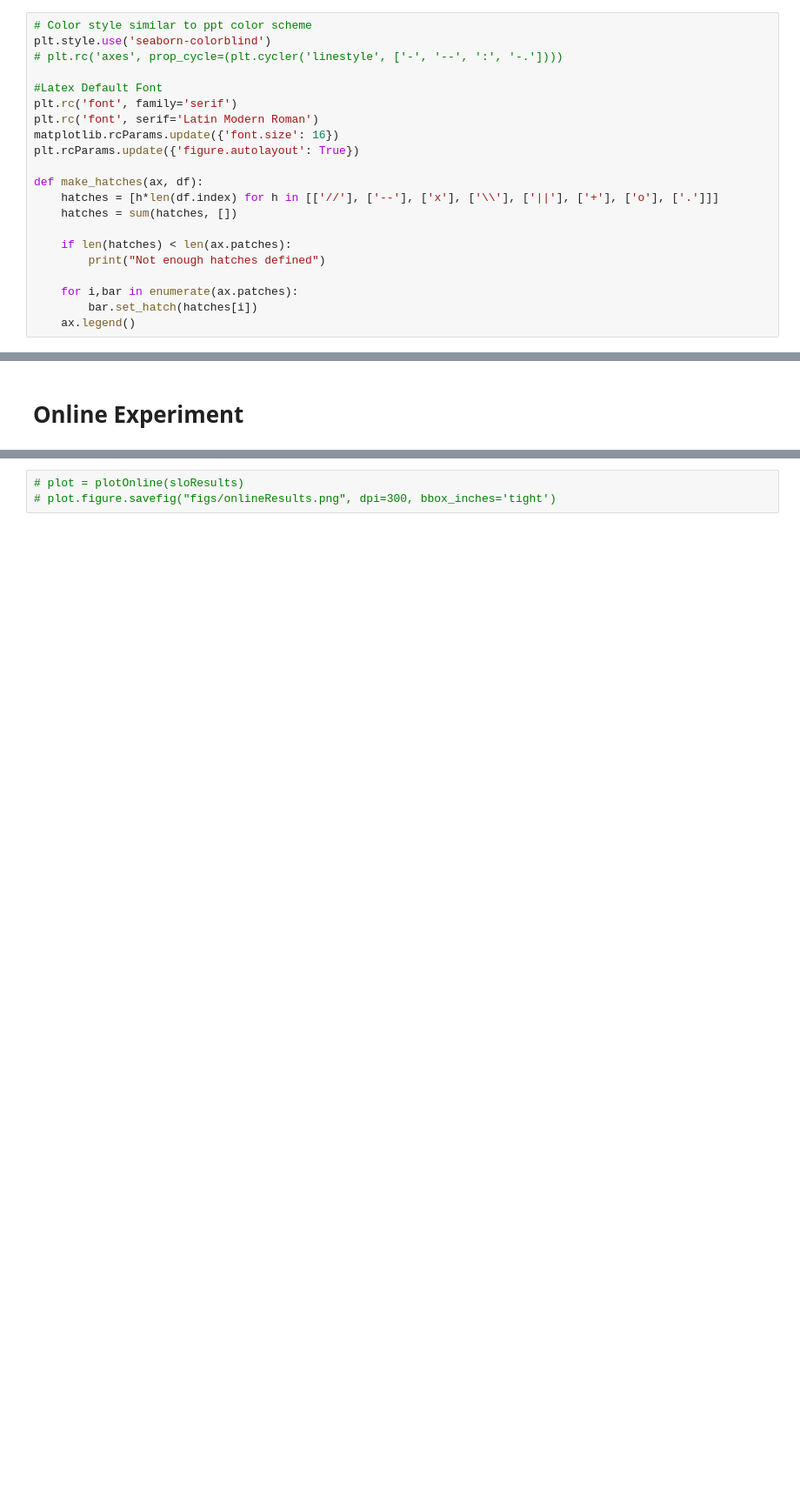
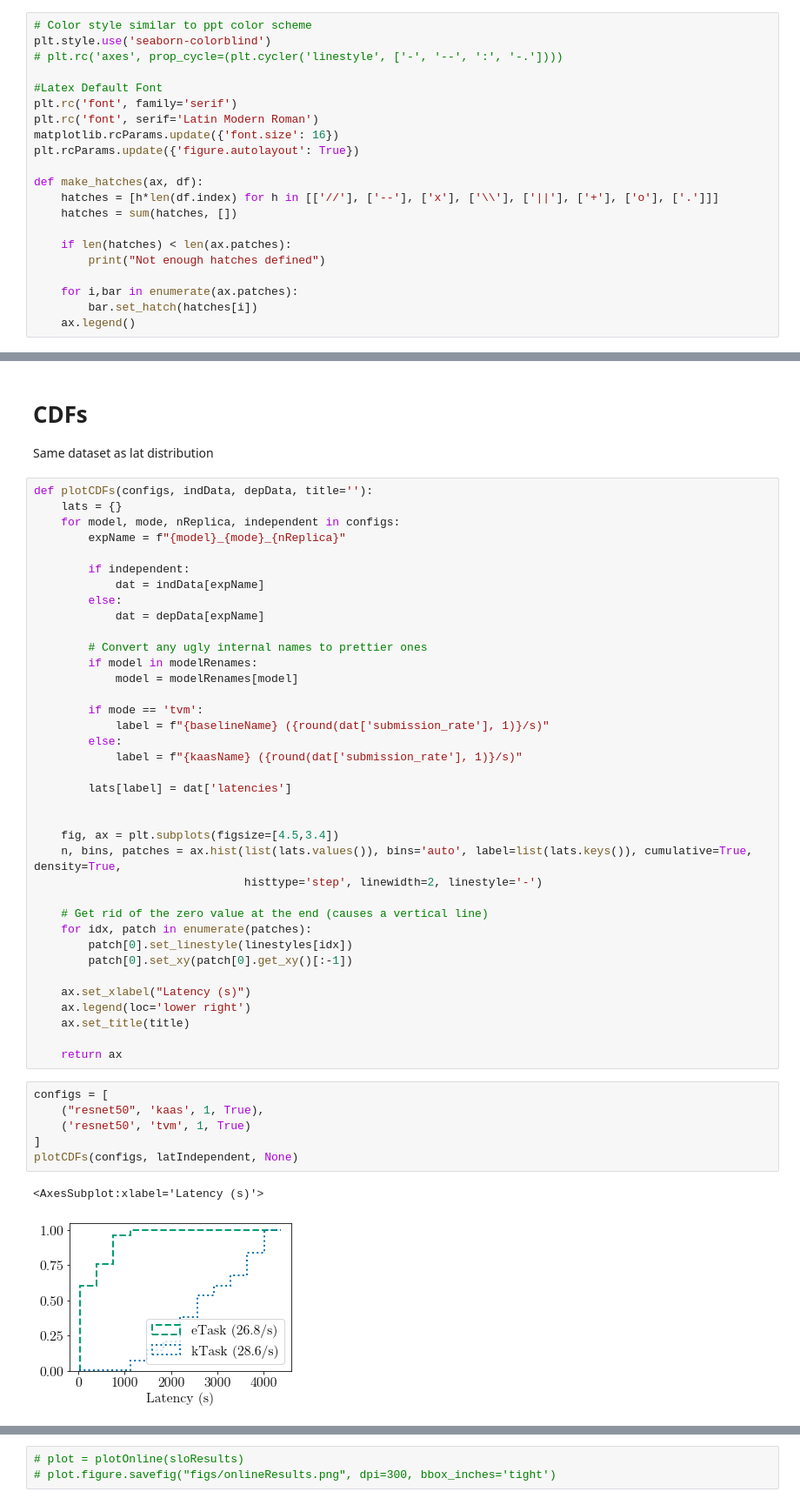
Before and after one commit to NathanTP/kaasBenchmarks, a Jupyter notebook: inference/analysis/analysis.ipynb, the cells around one changed output, grey strips where cells are left out. Shown at 87% size. Drawn from its saved outputs; the diff is of its cells as text; blank space fills up the shorter version.

```diff
--- a/inference/analysis/analysis.ipynb
+++ b/inference/analysis/analysis.ipynb
@@ -240,2 +136,49 @@ for scale, plot in bertCDFPlots:
-# %% [markdown]
-# Online Experiment
+# %% [markdown]
+# CDFs
+Same dataset as lat distribution
+# %%
+def plotCDFs(configs, indData, depData, title=''):
+    lats = {}
+    for model, mode, nReplica, independent in configs:
+        expName = f"{model}_{mode}_{nReplica}"
+
+        if independent:
+            dat = indData[expName]
+        else:
+            dat = depData[expName]
+
+        # Convert any ugly internal names to prettier ones
+        if model in modelRenames:
+            model = modelRenames[model]
+
+        if mode == 'tvm':
+            label = f"{baselineName} ({round(dat['submission_rate'], 1)}/s)"
+        else:
+            label = f"{kaasName} ({round(dat['submission_rate'], 1)}/s)"
+
+        lats[label] = dat['latencies']
+
+
+    fig, ax = plt.subplots(figsize=[4.5,3.4])
+    n, bins, patches = ax.hist(list(lats.values()), bins='auto', label=list(lats.keys()), cumulative=True, density=True,
+                               histtype='step', linewidth=2, linestyle='-')
+
+    # Get rid of the zero value at the end (causes a vertical line)
+    for idx, patch in enumerate(patches):
+        patch[0].set_linestyle(linestyles[idx])
+        patch[0].set_xy(patch[0].get_xy()[:-1])
+
+    ax.set_xlabel("Latency (s)")
+    ax.legend(loc='lower right')
+    ax.set_title(title)
+
+    return ax
+# %%
+configs = [
+    ("resnet50", 'kaas', 1, True),
+    ('resnet50', 'tvm', 1, True)
+]
+plotCDFs(configs, latIndependent, None)
+# %% [output]
+<AxesSubplot:xlabel='Latency (s)'>
+[figure, added]
```
Also changed, not shown: parts of 35 cells of this notebook, 1 other file.
